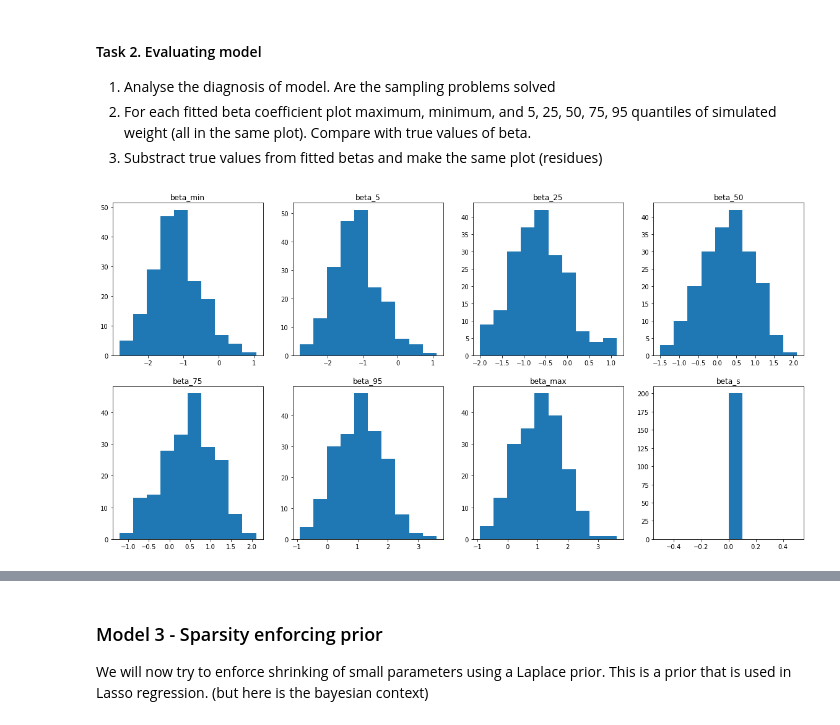
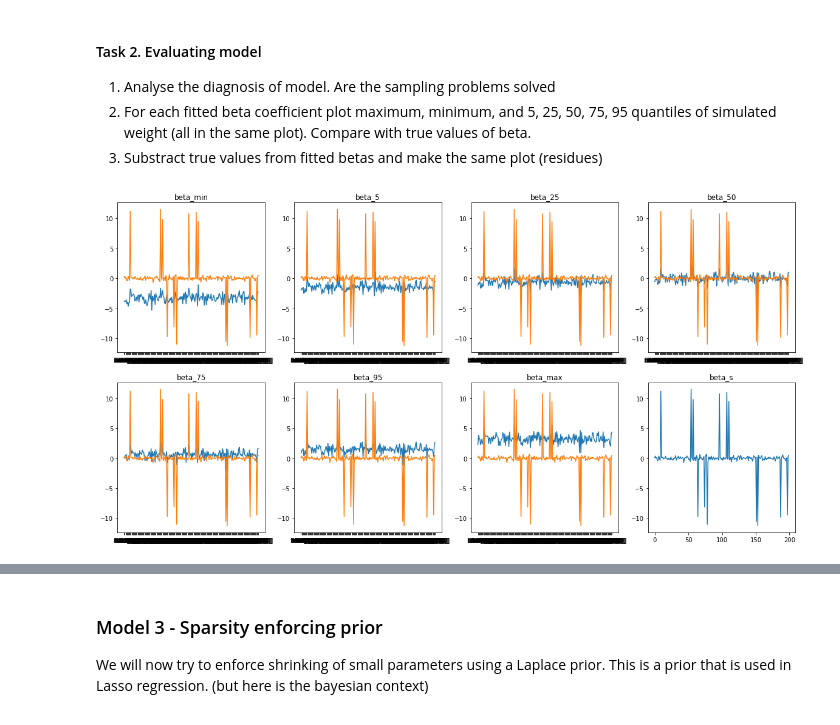
Before and after one commit to Sygutskies/Data_Analytics, a Jupyter notebook: ex_4/sparsity.ipynb, the cells around one changed output, grey strips where cells are left out. Drawn from its saved outputs; the diff is of its cells as text; code cells hidden in the pictures.

```diff
--- a/ex_4/sparsity.ipynb
+++ b/ex_4/sparsity.ipynb
@@ -191,29 +212,36 @@ Processing complete.
 # %%
 #2.2
 beta_5 = fit_reg.summary()['5%'].loc['beta[1]':'beta[200]']
 beta_50 = fit_reg.summary()['50%'].loc['beta[1]':'beta[200]']
 beta_95 = fit_reg.summary()['95%'].loc['beta[1]':'beta[200]']
 beta_min = fit_reg.draws_pd().describe().loc['min']['beta[1]':'beta[200]']
 beta_max = fit_reg.draws_pd().describe().loc['max']['beta[1]':'beta[200]']
 beta_25 = fit_reg.draws_pd().describe().loc['25%']['beta[1]':'beta[200]']
 beta_75 = fit_reg.draws_pd().describe().loc['75%']['beta[1]':'beta[200]']
 fig, axs = plt.subplots(2, 4, figsize = (20,10))
-axs[0][0].hist(beta_min)
+axs[0][0].plot(beta_min)
+axs[0][0].plot(beta_s[0])
 axs[0][0].title.set_text('beta_min')
-axs[0][1].hist(beta_5)
+axs[0][1].plot(beta_5)
+axs[0][1].plot(beta_s[0])
 axs[0][1].title.set_text('beta_5')
-axs[0][2].hist(beta_25)
+axs[0][2].plot(beta_25)
+axs[0][2].plot(beta_s[0])
 axs[0][2].title.set_text('beta_25')
-axs[0][3].hist(beta_50)
+axs[0][3].plot(beta_50)
+axs[0][3].plot(beta_s[0])
 axs[0][3].title.set_text('beta_50')
-axs[1][0].hist(beta_75)
+axs[1][0].plot(beta_75)
+axs[1][0].plot(beta_s[0])
 axs[1][0].title.set_text('beta_75')
-axs[1][1].hist(beta_95)
+axs[1][1].plot(beta_95)
+axs[1][1].plot(beta_s[0])
 axs[1][1].title.set_text('beta_95')
-axs[1][2].hist(beta_max)
+axs[1][2].plot(beta_max)
+axs[1][2].plot(beta_s[0])
 axs[1][2].title.set_text('beta_max')
-axs[1][3].hist(beta_s[0])
+axs[1][3].plot(beta_s[0])
 axs[1][3].title.set_text('beta_s')
 plt.show()
 # %% [output]
-[figure, old version]
+[figure, new version]
```
Also changed, not shown: parts of 15 cells of this notebook, 3 other files.
